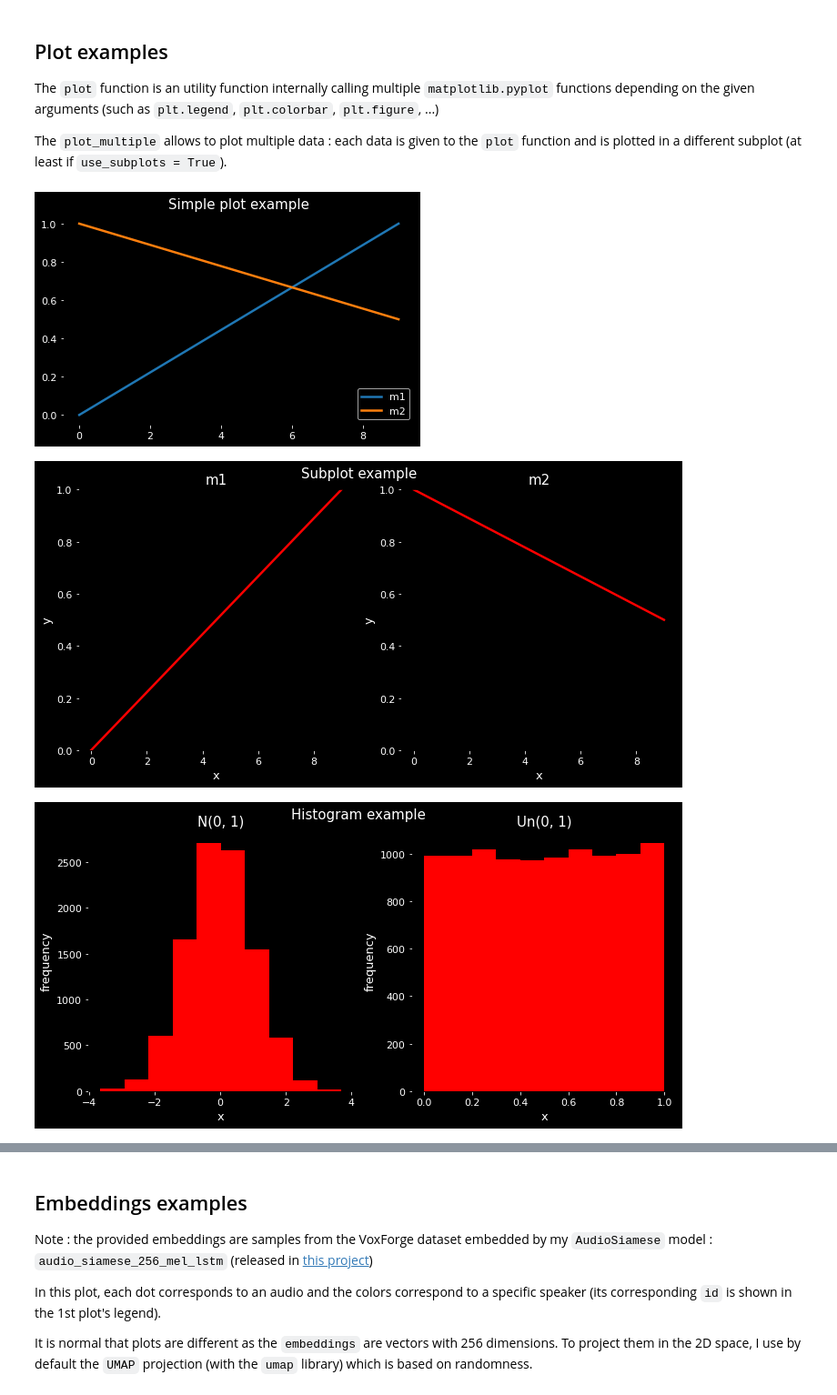
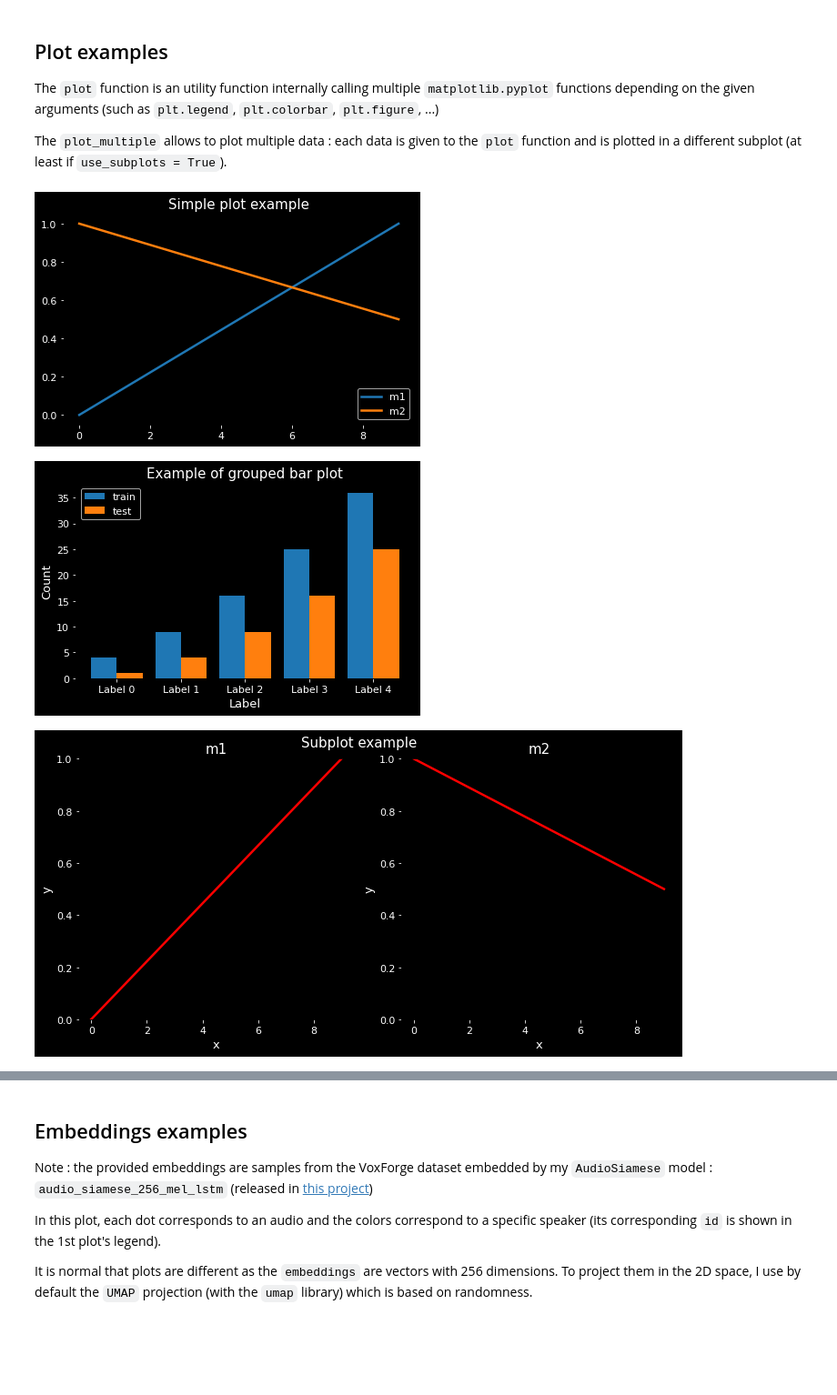
Before and after one commit to yui-mhcp/data_processing, a Jupyter notebook: example_generic.ipynb, the cells around one changed output, grey strips where cells are left out. Shown at 91% size. Drawn from its saved outputs; the diff is of its cells as text; code cells hidden in the pictures; blank space fills up the shorter version.

```diff
--- a/example_generic.ipynb
+++ b/example_generic.ipynb
@@ -22,6 +22,11 @@ random_datas = {
     'Un(0, 1)' : np.random.uniform(size = 10000)
 }
 
+labels_repartition = {
+    'Label {}'.format(i) : {'train' : (i + 2) ** 2, 'test' : (i + 1) ** 2}
+    for i in range(5)
+}
+
 dataframe = pd.DataFrame([
     {'a' : 5, 'b' : 3, 'c' : 1},
     {'a' : 4, 'b' : 3, 'c' : 1},
@@ -33,32 +38,33 @@ dataframe = pd.DataFrame([
 _default_kwargs = {'use_subplots' : True, 'horizontal' : True, 'show' : True}
 
 plot(datas, title = 'Simple plot example')
+plot(labels_repartition, plot_type = 'bar', title = 'Example of grouped bar plot', xlabel = 'Label', ylabel = 'Count')
 plot_multiple(
     ** datas, title = 'Subplot example', xlabel = 'x', ylabel = 'y', ylim = (0,1),
     ** _default_kwargs, filename = 'example_data/plots/plot_simple_example.png'
 )
 plot_multiple(
     ** random_datas, title = 'Histogram example', xlabel = 'x', ylabel = 'frequency',
     ** _default_kwargs, plot_type = 'hist', filename = 'example_data/plots/plot_hist_example.png'
 )
 plot_multiple(
     dataframe, by = 'c', title = "DataFrame plot's example",
     ** _default_kwargs, filename = 'example_data/plots/plot_dataframe_example.png'
 )
 plot_multiple(
     dataframe, corr = 'c', title = "DataFrame correlation plot's example",
     filename = 'example_data/plots/plot_dataframe_corr_example.png'
 )
 # the `plot_type = imshow` automatically sets `use_subplots = True` so you must put one of those 2 kwarg
 # otherwise it will plot both (image and bar plot) in the same subplot which is useless ;)
 # Note that in real model's prediction, scores are not sorted and there are much more than 3 labels.
 # In this case, it will show the `k` (default 5) best scores and sort them in decreasing order
 plot_multiple(
     image = load_image('example_data/images/lena.jpg'), title = 'Classification for lena.jpg (example)',
     prediction = {'scores' : np.array([0.9, 0.06, 0.04]), 'labels' : ['person', 'cat', 'dog'], 'plot_type' : 'classification'},
     filename = 'example_data/plots/plot_image_classification.png', show = True, plot_type = 'imshow'
 )
 # %% [output]
 [figure]
-[figure, old version]
+[figure, new version]
-[figure, old version]
+[figure, new version]
```
Also changed, not shown: parts of 6 cells of this notebook, 46 other files.
